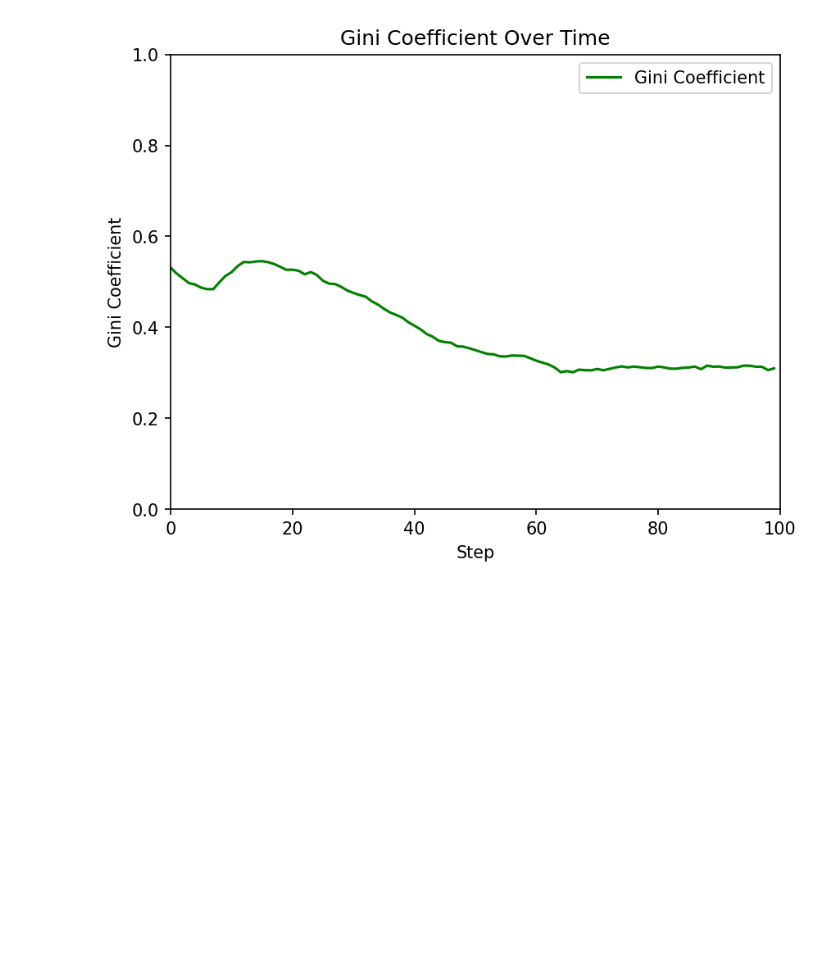
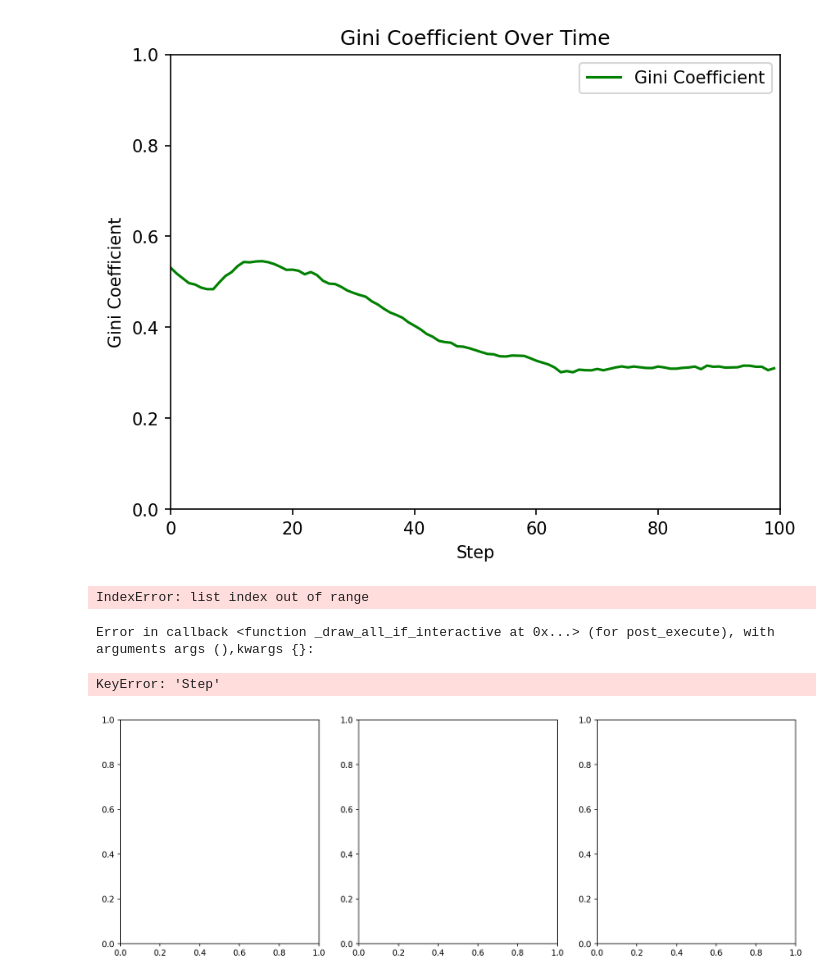
Before and after one commit to pollockDeVis/sfi_hw_normal_change, a Jupyter notebook: combined_model.ipynb, the cells around one changed output. Saved outputs shown, nothing was run; the diff lists cells and outputs as text; code cells hidden in the pictures; blank space fills up the shorter version.

Commit message:
uploaded the combined viz code. Not working

```diff
--- a/combined_model.ipynb
+++ b/combined_model.ipynb
@@ -1194,3 +1180,83 @@ ani.save('gini_time_series.gif', writer='pillow', fps=fps)
 plt.show()
 # %% [output]
 [figure]
+# %%
+import numpy as np
+import matplotlib.pyplot as plt
+import matplotlib.animation as animation
+import networkx as nx
+import pandas as pd
+import matplotlib.patches as mpatches
+
+# Sample data simulation for demonstration purposes.
+# Replace this with your actual data.
+
+
+# Function to update all subplots
+def update_all(i):
+    stepnumber = i
+
+
+    norm_counts = data.groupby("Step")["Norm"].value_counts(normalize=True).unstack().fillna(0)
+
+    # Filter data for the current step
+    current_step_data = data[data['Step'] == stepnumber].set_index('AgentID')
+
+    for node in model.G.nodes():
+        if node in current_step_data.index:
+            norm_value = current_step_data.loc[node, 'Norm']
+            model.G.nodes[node]['color'] = 'blue' if norm_value == 1 else 'red'
+        else:
+            model.G.nodes[node]['color'] = 'gray'  # Default color if there's no data for the node
+
+    node_colors = [model.G.nodes[n]['color'] for n in model.G.nodes()]
+
+    # Clear the axis and draw the graph
+    ax1.cla()
+    ax1.axis('off')
+    ax1.set_title(f'Network: Step {stepnumber}')
+    nx.draw(model.G, pos, node_color=node_colors, with_labels=False, node_size=50, width=0.3, alpha=0.8, ax=ax1)
+    selfish_patch = mpatches.Patch(color='red', label='Selfish')
+    altruistic_patch = mpatches.Patch(color='blue', label='Altruistic')
+    ax1.legend(handles=[selfish_patch, altruistic_patch], loc='lower right')
+
+    # Update Norm Percentage Plot
+    ax2.cla()
+    ax2.plot(norm_counts.index[:i+1], norm_counts[1][:i+1], label='Altruistic', color='blue')
+    ax2.plot(norm_counts.index[:i+1], norm_counts[0][:i+1], label='Selfish', color='red')
+    ax2.set_ylim(0, 1)
+    ax2.set_xlim(0, timesteps)
+    ax2.set_xlabel('Step')
+    ax2.set_ylabel('Percentage')
+    ax2.set_title('Percentage by Norm Over Time')
+    ax2.legend(loc='upper right')
+
+    # Update Gini Coefficient Plot
+    ax3.cla()
+    ax3.plot(gini.index[:i+1], gini[:i+1], label='Gini Coefficient', color='green')
+    ax3.set_ylim(0, 1)
+    ax3.set_xlim(0, timesteps)
+    ax3.set_xlabel('Step')
+    ax3.set_ylabel('Gini Coefficient')
+    ax3.set_title('Gini Coefficient Over Time')
+    ax3.legend(loc='upper right')
+
+# Create a figure with three columns of subplots
+fig, (ax1, ax2, ax3) = plt.subplots(1, 3, dpi=150, figsize=(15, 5))
+
+
+
+# Create the combined animation
+fps = 10  # Frames per second
+ani = animation.FuncAnimation(fig, update_all, frames=timesteps, interval=1000/fps)
+
+# Save the animation as a gif
+ani.save('combined_animation.gif', writer='pillow', fps=fps)
+
+# Display the final plot
+plt.show()
+# %% [output]
+IndexError: list index out of range
+Error in callback <function _draw_all_if_interactive at 0x...> (for post_execute), with arguments args (),kwargs {}:
+KeyError: 'Step'
+[figure, added]
```
Also changed, not shown: parts of 8 cells of this notebook, 3 other files.
